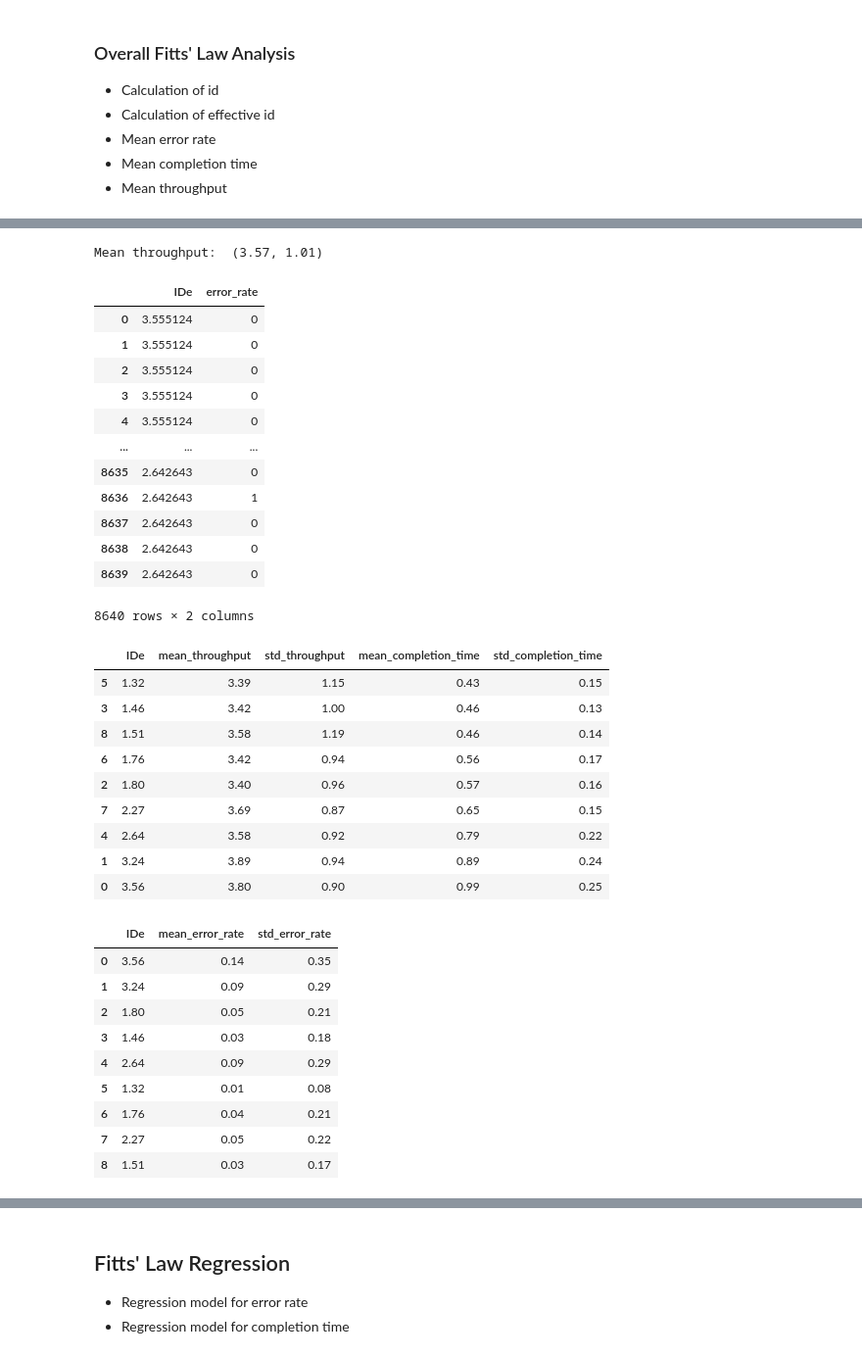
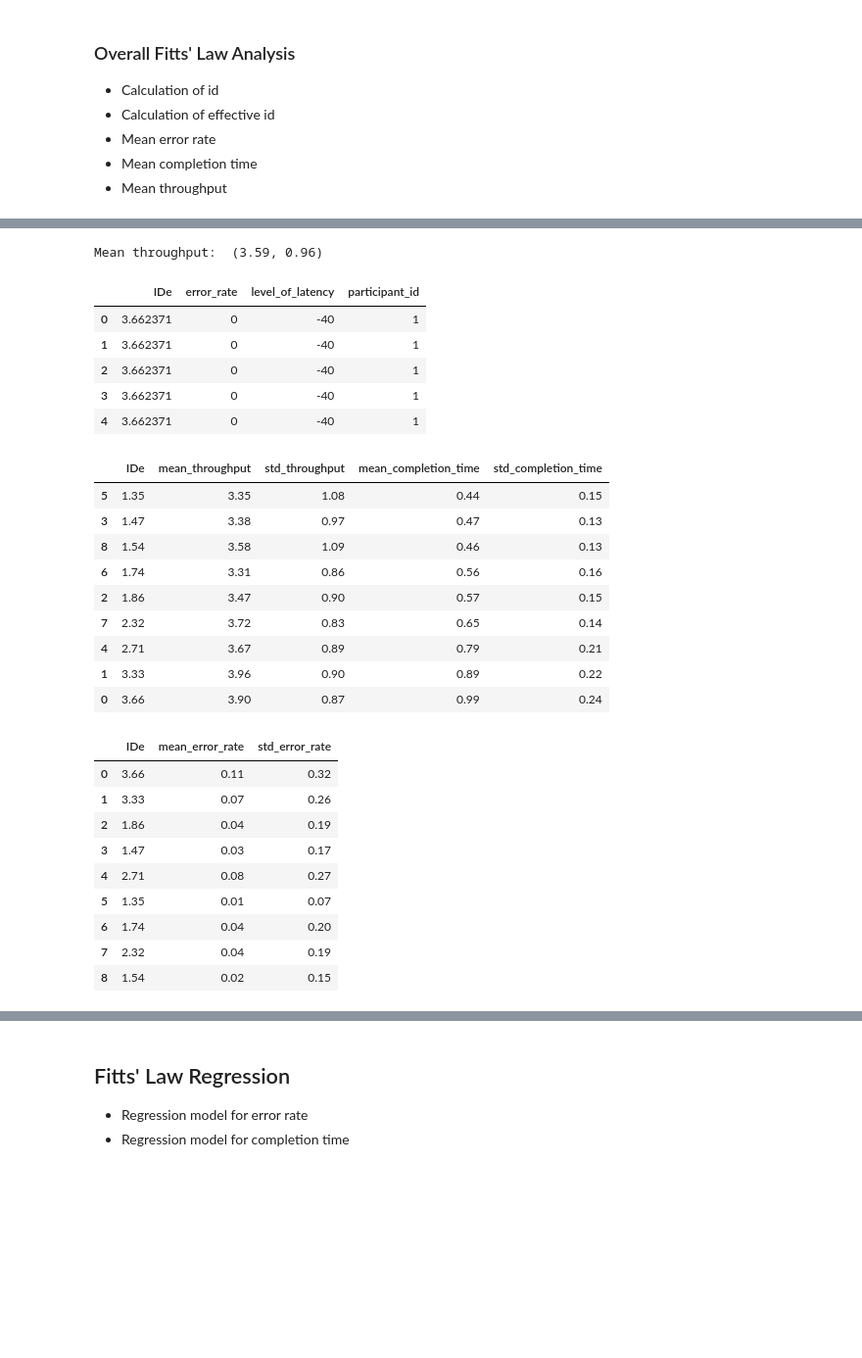
Before and after one commit to lucawoik/SpeedyMouseEvaluation, a Jupyter notebook: descriptive_analysis.ipynb, the cells around one changed output, grey strips where cells are left out. Shown at 98% size. Saved outputs shown, nothing was run; the diff lists cells and outputs as text; code cells hidden in the pictures; blank space fills up the shorter version.

```diff
--- a/descriptive_analysis.ipynb
+++ b/descriptive_analysis.ipynb
@@ -226,7 +229,9 @@ Mean completion time:  (0.64, 0.26)
 # %%
 # calculation of throughput
 throughput_df = pd.DataFrame({"IDe": np.zeros(clicks_error_df.shape[0]),
-                              "completion_time": clicks_error_df["completion_time"]})
+                              "completion_time": clicks_error_df["completion_time"],
+                              "level_of_latency": clicks_error_df["level_of_latency"],
+                              "participant_id": clicks_error_df["participant_id"]})
 
 for index, entry in clicks_error_df.iterrows():
     for _, row in effective_id_df.iterrows():
@@ -236,30 +241,25 @@ for index, entry in clicks_error_df.iterrows():
 throughput_df["throughput"] = throughput_df["IDe"] / throughput_df["completion_time"]
 print("Mean throughput: ",  calculate_mean_std(throughput_df["throughput"]))
 # %% [output]
-Mean throughput:  (3.57, 1.01)
+Mean throughput:  (3.59, 0.96)
 # %%
 error_df = pd.DataFrame({"IDe": np.zeros(clicks_df.shape[0]),
-                        "error_rate": 1 - clicks_df["success"]})
+                        "error_rate": 1 - clicks_df["success"],
+                        "level_of_latency": clicks_df["level_of_latency"],
+                        "participant_id": clicks_df["participant_id"]})
 
 for index, entry in clicks_df.iterrows():
     for _, row in effective_id_df.iterrows():
         if entry["ID"] == row["ID"]:
             error_df.loc[index,"IDe"] = row["IDe"]
 error_df.head()
 # %% [output]
-|  | IDe | error_rate |
-| 0 | 3.555124 | 0 |
-| 1 | 3.555124 | 0 |
-| 2 | 3.555124 | 0 |
-| 3 | 3.555124 | 0 |
-| 4 | 3.555124 | 0 |
-| ... | ... | ... |
-| 8635 | 2.642643 | 0 |
-| 8636 | 2.642643 | 1 |
-| 8637 | 2.642643 | 0 |
-| 8638 | 2.642643 | 0 |
-| 8639 | 2.642643 | 0 |
+|  | IDe | error_rate | level_of_latency | participant_id |
+| 0 | 3.662371 | 0 | -40 | 1 |
+| 1 | 3.662371 | 0 | -40 | 1 |
+| 2 | 3.662371 | 0 | -40 | 1 |
+| 3 | 3.662371 | 0 | -40 | 1 |
+| 4 | 3.662371 | 0 | -40 | 1 |
-8640 rows × 2 columns
 # %%
 # calculation of throughput, error rate, completion time per id
 ides = throughput_df["IDe"].unique()
@@ -292,25 +292,25 @@ throughput_df_per_id = throughput_df_per_id.sort_values(by=["IDe"])
 throughput_df_per_id
 # %% [output]
 |  | IDe | mean_throughput | std_throughput | mean_completion_time | std_completion_time |
-| 5 | 1.32 | 3.39 | 1.15 | 0.43 | 0.15 |
-| 3 | 1.46 | 3.42 | 1.00 | 0.46 | 0.13 |
-| 8 | 1.51 | 3.58 | 1.19 | 0.46 | 0.14 |
-| 6 | 1.76 | 3.42 | 0.94 | 0.56 | 0.17 |
-| 2 | 1.80 | 3.40 | 0.96 | 0.57 | 0.16 |
-| 7 | 2.27 | 3.69 | 0.87 | 0.65 | 0.15 |
-| 4 | 2.64 | 3.58 | 0.92 | 0.79 | 0.22 |
-| 1 | 3.24 | 3.89 | 0.94 | 0.89 | 0.24 |
-| 0 | 3.56 | 3.80 | 0.90 | 0.99 | 0.25 |
+| 5 | 1.35 | 3.35 | 1.08 | 0.44 | 0.15 |
+| 3 | 1.47 | 3.38 | 0.97 | 0.47 | 0.13 |
+| 8 | 1.54 | 3.58 | 1.09 | 0.46 | 0.13 |
+| 6 | 1.74 | 3.31 | 0.86 | 0.56 | 0.16 |
+| 2 | 1.86 | 3.47 | 0.90 | 0.57 | 0.15 |
+| 7 | 2.32 | 3.72 | 0.83 | 0.65 | 0.14 |
+| 4 | 2.71 | 3.67 | 0.89 | 0.79 | 0.21 |
+| 1 | 3.33 | 3.96 | 0.90 | 0.89 | 0.22 |
+| 0 | 3.66 | 3.90 | 0.87 | 0.99 | 0.24 |
 # %%
 error_df_per_id
 # %% [output]
 |  | IDe | mean_error_rate | std_error_rate |
-| 0 | 3.56 | 0.14 | 0.35 |
-| 1 | 3.24 | 0.09 | 0.29 |
-| 2 | 1.80 | 0.05 | 0.21 |
-| 3 | 1.46 | 0.03 | 0.18 |
-| 4 | 2.64 | 0.09 | 0.29 |
-| 5 | 1.32 | 0.01 | 0.08 |
-| 6 | 1.76 | 0.04 | 0.21 |
-| 7 | 2.27 | 0.05 | 0.22 |
-| 8 | 1.51 | 0.03 | 0.17 |
+| 0 | 3.66 | 0.11 | 0.32 |
+| 1 | 3.33 | 0.07 | 0.26 |
+| 2 | 1.86 | 0.04 | 0.19 |
+| 3 | 1.47 | 0.03 | 0.17 |
+| 4 | 2.71 | 0.08 | 0.27 |
+| 5 | 1.35 | 0.01 | 0.07 |
+| 6 | 1.74 | 0.04 | 0.20 |
+| 7 | 2.32 | 0.04 | 0.19 |
+| 8 | 1.54 | 0.02 | 0.15 |
```
Also changed, not shown: parts of 23 cells of this notebook.
